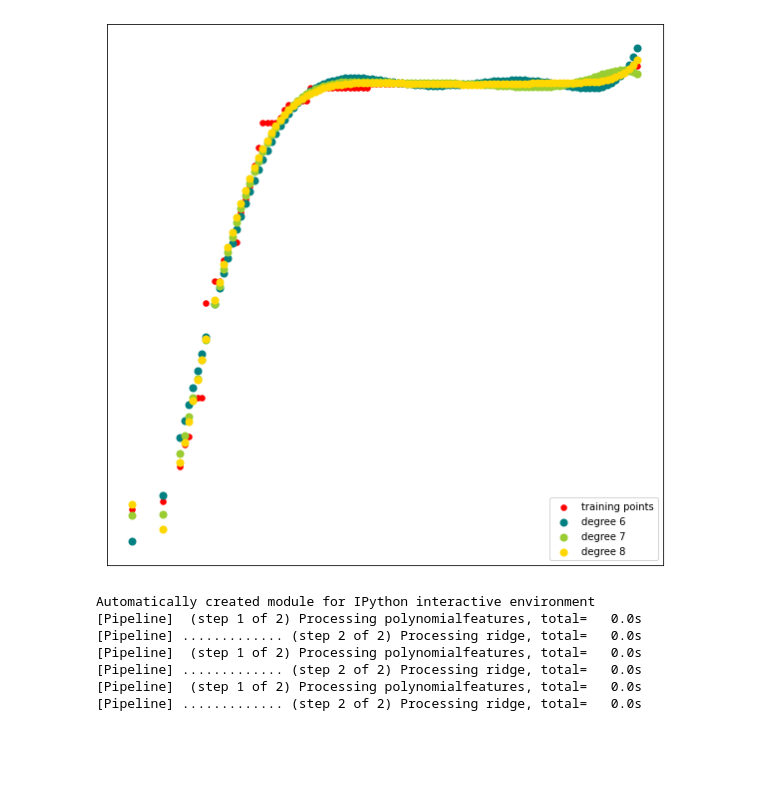
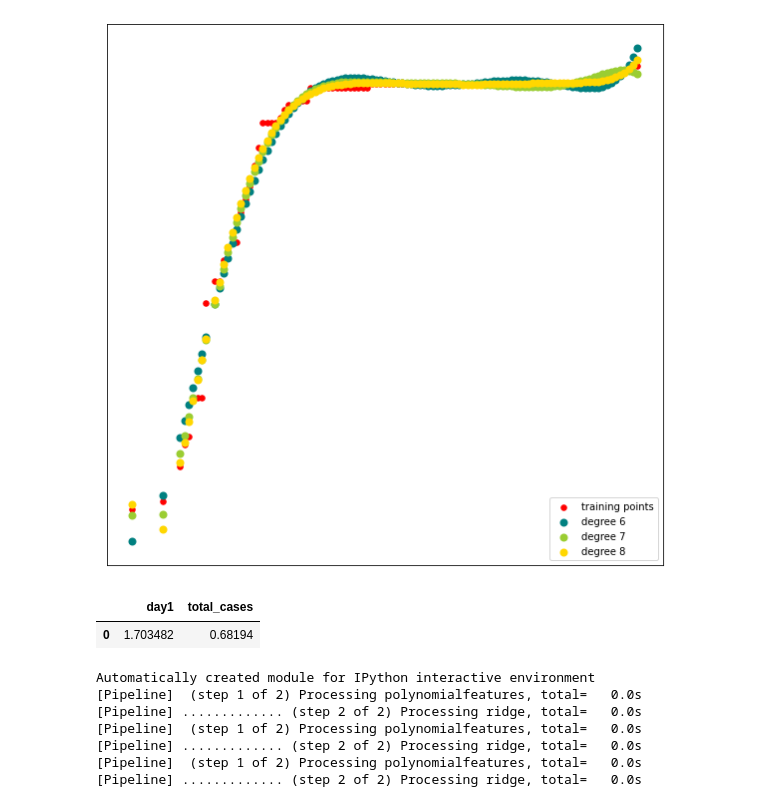
Before and after one commit to whiterabbit2020/final_project, a Jupyter notebook: test_3.ipynb, the cells around one changed output. Cells and saved outputs as stored; diff of their text form; code cells hidden in the pictures; blank space fills up the shorter version.

```diff
--- a/test_3.ipynb
+++ b/test_3.ipynb
@@ -131,6 +131,25 @@ Automatically created module for IPython interactive environment
 [Pipeline]  (step 1 of 2) Processing polynomialfeatures, total=   0.0s
 [Pipeline] ............. (step 2 of 2) Processing ridge, total=   0.0s
 [figure]
+# %%
+import plotly.express as px
+import numpy as np
+import plotly.graph_objects as go
+
+t = np.linspace(0, 2*np.pi, 100)
+#fig = px.line(x=t, y=np.cos(t), labels={'x':'t', 'y':'cos(t)'})
+new_df= pd.DataFrame({'day1':diabetes_X_train[106],'total_cases':y_plot[106]})
+
+#fig = px.line(new_df, x='day1', y='total_cases')
+fig = go.Figure(data=go.Scatter(x=diabetes_X_train, y=y_plot, mode='markers'))
+
+new_df.size
+# type(diabetes_X_train)
+new_df.head()
+#fig.show()
+# %% [output]
+|  | day1 | total_cases |
+| 0 | 1.703482 | 0.68194 |
 # %%
 print(__doc__)
 
```
Also changed, not shown: parts of 2 cells of this notebook, 1 other file.
